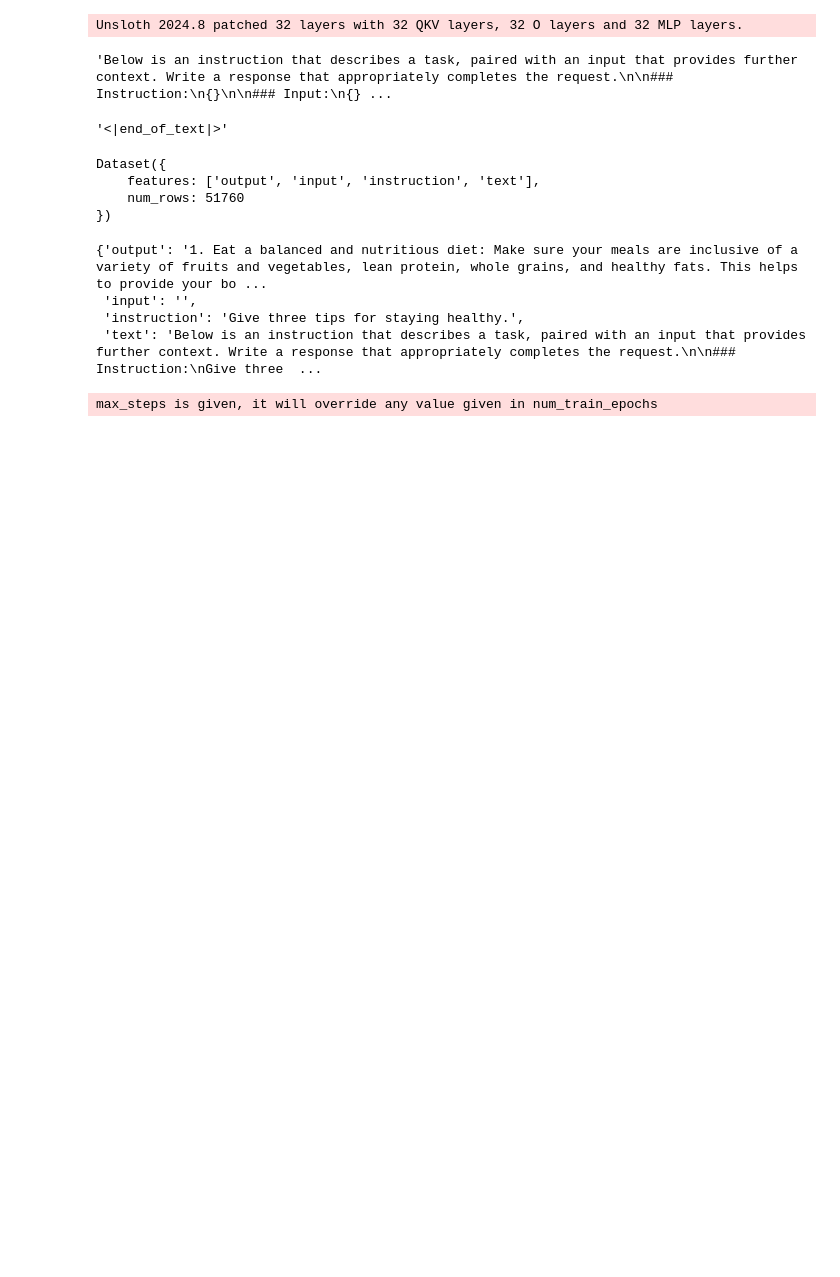
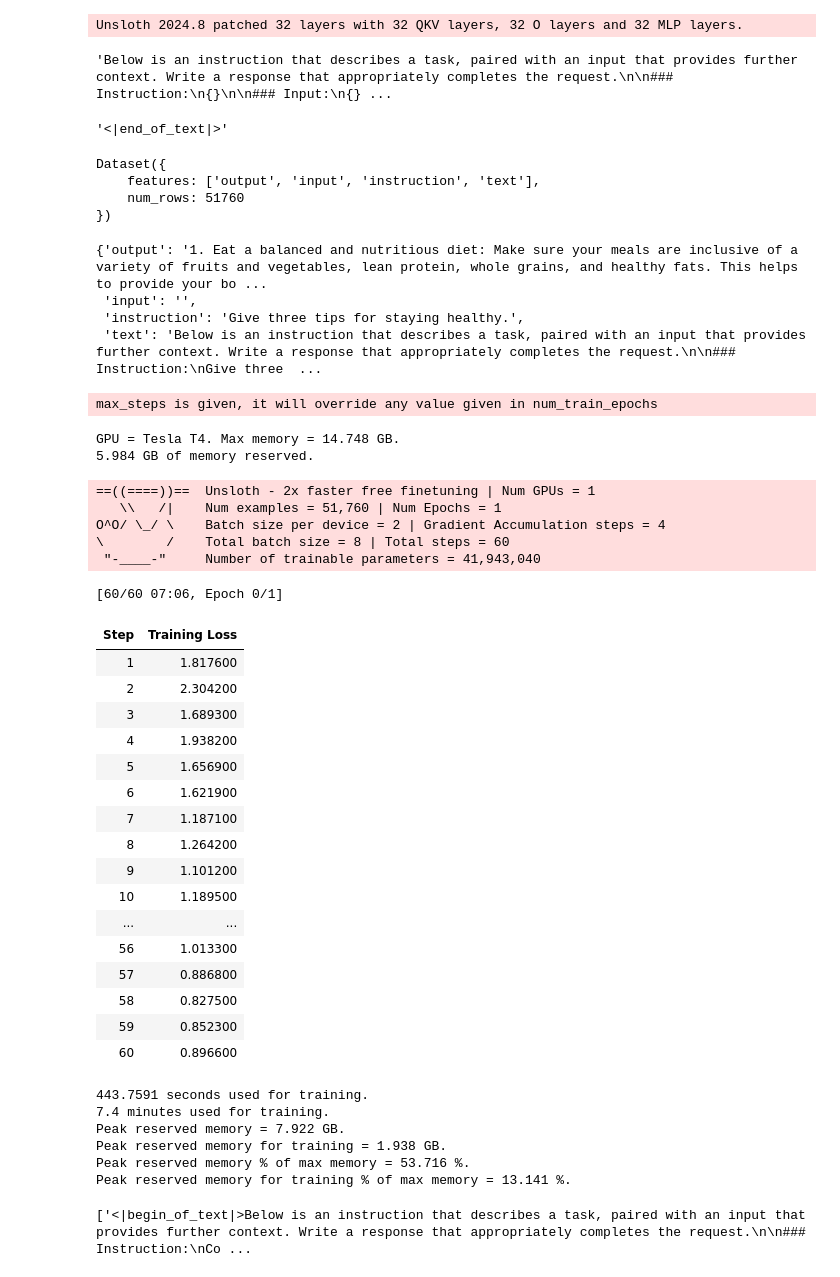
Before and after one commit to TienLungSun/LLM, a Jupyter notebook: Fine tune.ipynb, the cells around one changed output. Saved outputs shown, nothing was run; the diff lists cells and outputs as text; code cells hidden in the pictures; blank space fills up the shorter version.

```diff
--- a/Fine tune.ipynb
+++ b/Fine tune.ipynb
@@ -174,3 +174,74 @@ trainer = SFTTrainer(
 )
 # %% [output]
 max_steps is given, it will override any value given in num_train_epochs
+# %%
+#@title Show current memory stats
+gpu_stats = torch.cuda.get_device_properties(0)
+start_gpu_memory = round(torch.cuda.max_memory_reserved() / 1024 / 1024 / 1024, 3)
+max_memory = round(gpu_stats.total_memory / 1024 / 1024 / 1024, 3)
+print(f"GPU = {gpu_stats.name}. Max memory = {max_memory} GB.")
+print(f"{start_gpu_memory} GB of memory reserved.")
+# %% [output]
+GPU = Tesla T4. Max memory = 14.748 GB.
+5.984 GB of memory reserved.
+# %%
+trainer_stats = trainer.train()
+# %% [output]
+==((====))==  Unsloth - 2x faster free finetuning | Num GPUs = 1
+   \\   /|    Num examples = 51,760 | Num Epochs = 1
+O^O/ \_/ \    Batch size per device = 2 | Gradient Accumulation steps = 4
+\        /    Total batch size = 8 | Total steps = 60
+ "-____-"     Number of trainable parameters = 41,943,040
+[60/60 07:06, Epoch 0/1]
+| Step | Training Loss |
+| 1 | 1.817600 |
+| 2 | 2.304200 |
+| 3 | 1.689300 |
+| 4 | 1.938200 |
+| 5 | 1.656900 |
+| 6 | 1.621900 |
+| 7 | 1.187100 |
+| 8 | 1.264200 |
+| 9 | 1.101200 |
+| 10 | 1.189500 |
+| ... | ... |
+| 56 | 1.013300 |
+| 57 | 0.886800 |
+| 58 | 0.827500 |
+| 59 | 0.852300 |
+| 60 | 0.896600 |
+# %%
+#@title Show final memory and time stats
+used_memory = round(torch.cuda.max_memory_reserved() / 1024 / 1024 / 1024, 3)
+used_memory_for_lora = round(used_memory - start_gpu_memory, 3)
+used_percentage = round(used_memory         /max_memory*100, 3)
+lora_percentage = round(used_memory_for_lora/max_memory*100, 3)
+print(f"{trainer_stats.metrics['train_runtime']} seconds used for training.")
+print(f"{round(trainer_stats.metrics['train_runtime']/60, 2)} minutes used for training.")
+print(f"Peak reserved memory = {used_memory} GB.")
+print(f"Peak reserved memory for training = {used_memory_for_lora} GB.")
+print(f"Peak reserved memory % of max memory = {used_percentage} %.")
+print(f"Peak reserved memory for training % of max memory = {lora_percentage} %.")
+# %% [output]
+443.7591 seconds used for training.
+7.4 minutes used for training.
+Peak reserved memory = 7.922 GB.
+Peak reserved memory for training = 1.938 GB.
+Peak reserved memory % of max memory = 53.716 %.
+Peak reserved memory for training % of max memory = 13.141 %.
+# %%
+# alpaca_prompt = Copied from above
+FastLanguageModel.for_inference(model) # Enable native 2x faster inference
+inputs = tokenizer(
+[
+    alpaca_prompt.format(
+        "Continue the fibonnaci sequence.", # instruction
+        "1, 1, 2, 3, 5, 8", # input
+        "", # output - leave this blank for generation!
+    )
+], return_tensors = "pt").to("cuda")
+
+outputs = model.generate(**inputs, max_new_tokens = 64, use_cache = True)
+tokenizer.batch_decode(outputs)
+# %% [output]
+['<|begin_of_text|>Below is an instruction that describes a task, paired with an input that provides further context. Write a response that appropriately completes the request.\n\n### Instruction:\nCo ...
```
